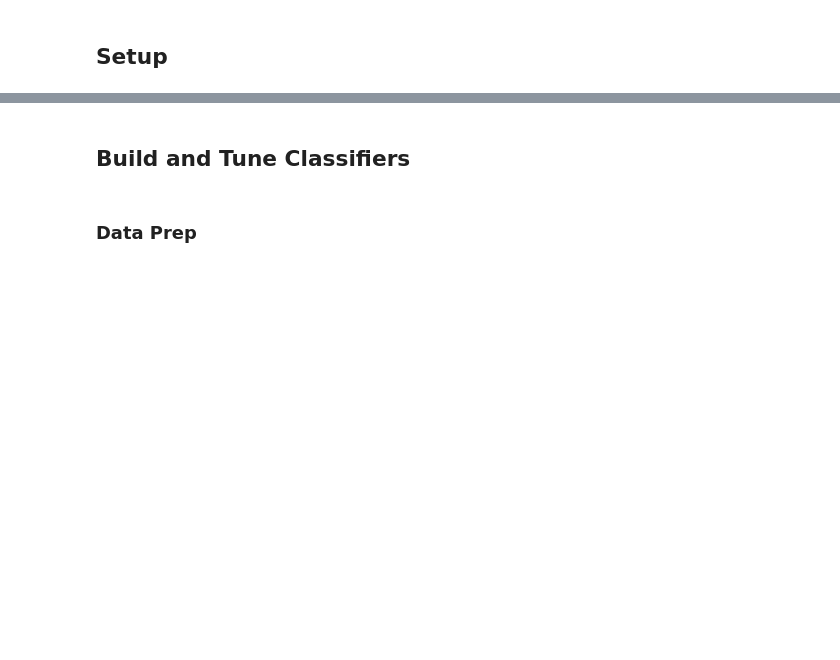
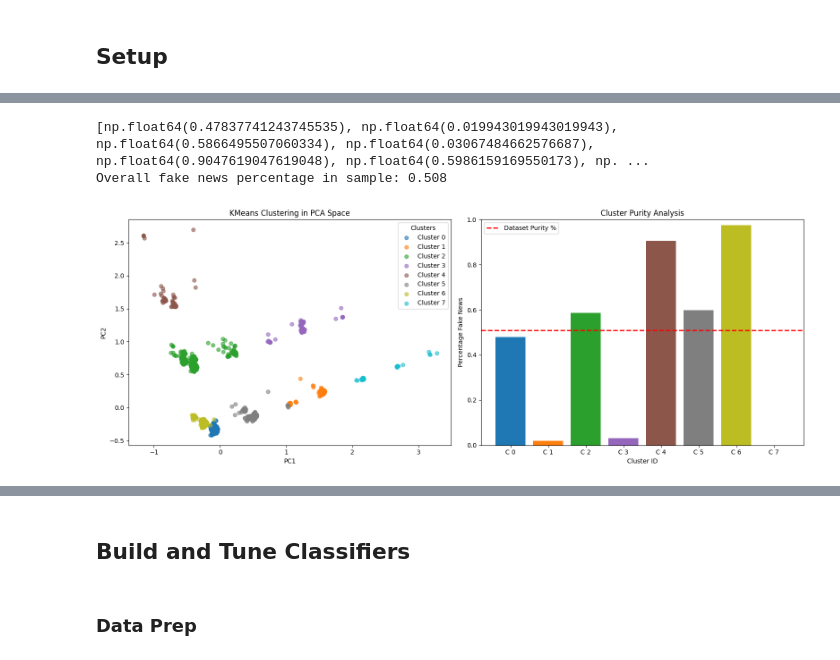
Before and after one commit to link1226/CAP4770-Project, a Jupyter notebook: notebooks/JoesNotebook.ipynb, the cells around one changed output, grey strips where cells are left out. Drawn from its saved outputs; the diff is of its cells as text; code cells hidden in the pictures; blank space fills up the shorter version.

```diff
--- a/notebooks/JoesNotebook.ipynb
+++ b/notebooks/JoesNotebook.ipynb
@@ -184,0 +251,74 @@ plt.show()
+# %%
+# Perform Cluster Analysis
+
+# Clustering
+num_clusters = 8
+kmeans = KMeans(n_clusters=num_clusters, random_state=42)
+
+# Use modern colormap API
+cmap = plt.get_cmap("tab10", num_clusters)
+
+# Run KMeans clustering
+cluster_labels = kmeans.fit_predict(x_pca)
+
+# Calculate fake news percentage in each cluster
+counts = []
+for cluster_id in np.unique(cluster_labels):
+    mask = cluster_labels == cluster_id
+    labels_in_cluster = np.array(labels_sample)[mask]
+    fake_pct = np.sum(labels_in_cluster == '1') / len(labels_in_cluster)
+    counts.append(fake_pct)
+print(counts)
+
+# Calculate overall purity of entire sample
+labels_sample_array = np.array(labels_sample)
+overall_fake_pct = np.sum(labels_sample_array == '1') / len(labels_sample_array)
+print(f"Overall fake news percentage in sample: {overall_fake_pct:.3f}")
+
+# Create figure with 2 side-by-side subplots
+fig, axes = plt.subplots(1, 2, figsize=(16, 6))
+
+# Scatter plot in first subplot
+ax = axes[0]
+
+for cluster_id in np.unique(cluster_labels):
+    mask = cluster_labels == cluster_id
+    ax.scatter(
+        x_pca[mask, 0],
+        x_pca[mask, 1],
+        label=f"Cluster {cluster_id}",
+        color=cmap(cluster_id),
+        alpha=0.6
+    )
+
+ax.set_xlabel("PC1")
+ax.set_ylabel("PC2")
+ax.set_title("KMeans Clustering in PCA Space")
+ax.legend(title="Clusters")
+
+# Bar chart in second subplot
+ax = axes[1]
+
+bars = ax.bar(
+    range(len(counts)),
+    counts,
+    color=[cmap(i) for i in range(len(counts))]
+)
+
+# Add horizontal line for overall sample purity
+ax.axhline(overall_fake_pct, color='red', linestyle='--', linewidth=2, label='Dataset Purity %')
+
+ax.set_xlabel("Cluster ID")
+ax.set_ylabel("Percentage Fake News")
+ax.set_title("Cluster Purity Analysis")
+ax.set_xticks(range(len(counts)))
+ax.set_xticklabels([f"C {i}" for i in range(len(counts))])
+ax.set_ylim(0, 1)
+ax.legend()
+
+plt.tight_layout()
+plt.show()
+# %% [output]
+[np.float64(0.47837741243745535), np.float64(0.019943019943019943), np.float64(0.5866495507060334), np.float64(0.03067484662576687), np.float64(0.9047619047619048), np.float64(0.5986159169550173), np. ...
+Overall fake news percentage in sample: 0.508
+[figure, added]
```
Also changed, not shown: parts of 28 cells of this notebook, 2 other files.
